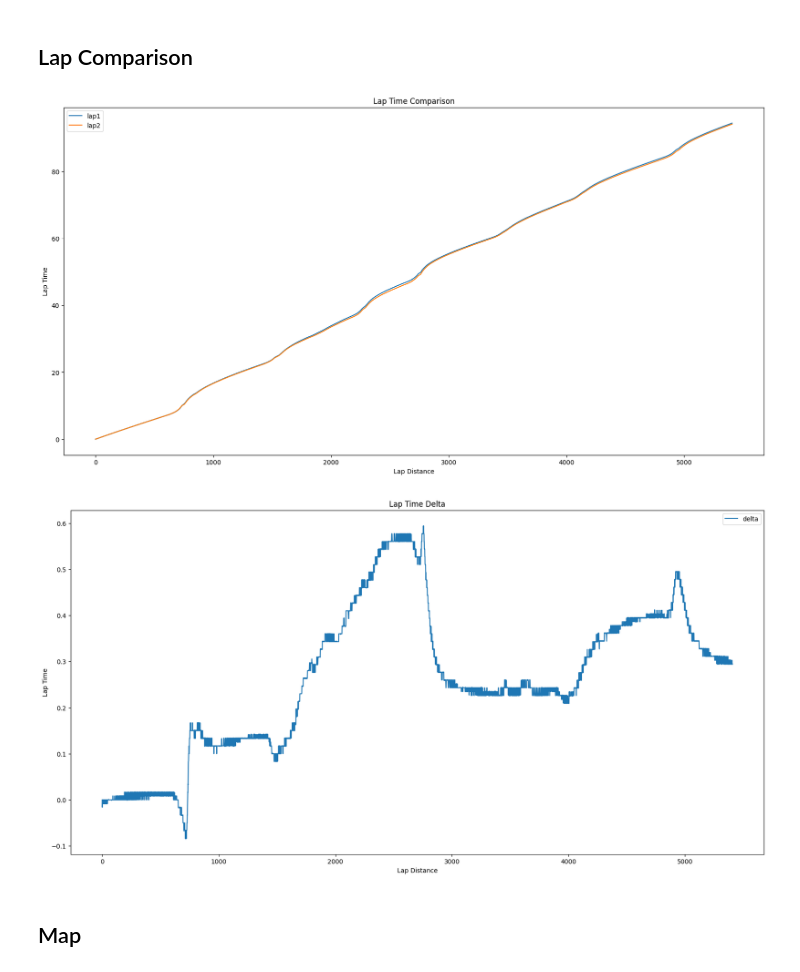
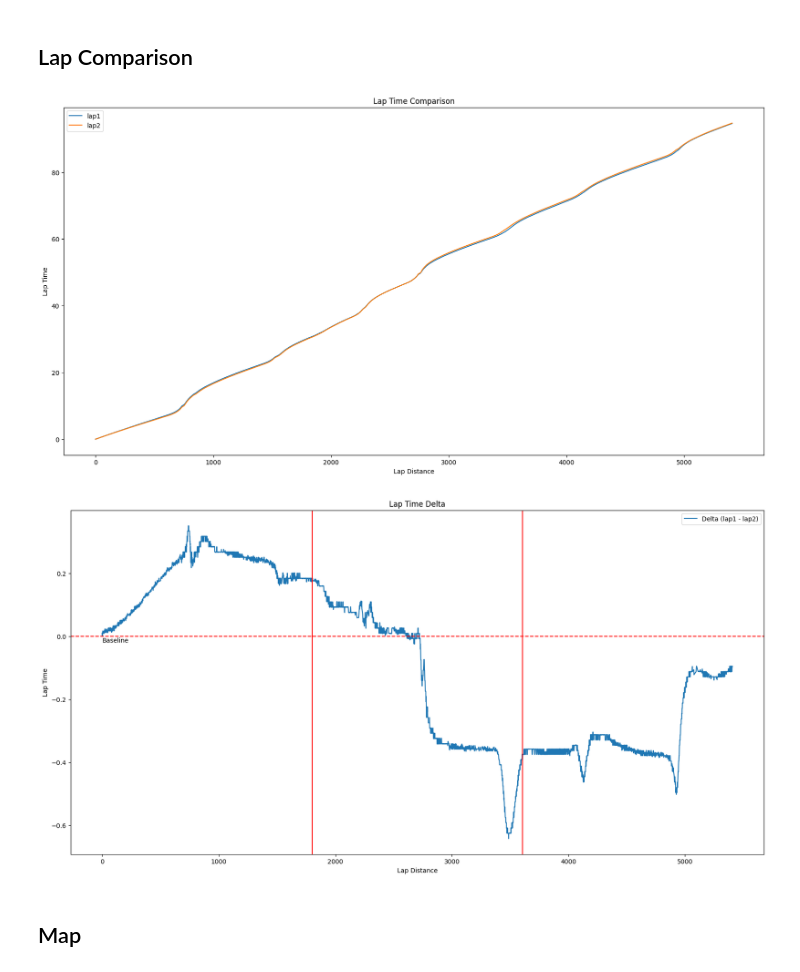
Before and after one commit to khalid-talakshi/f1-notebooks, a Jupyter notebook: practice-notebook.ipynb, the cells around one changed output. Drawn from its saved outputs; the diff is of its cells as text; code cells hidden in the pictures.

```diff
--- a/practice-notebook.ipynb
+++ b/practice-notebook.ipynb
@@ -10,11 +10,13 @@
 import pandas as pd
 import matplotlib.pyplot as plt
 
-df = pd.read_csv('data/bahrain_myteam_fp1_1.csv', sep='\t')
+df = pd.read_csv('data/bahrain_myteam_fp2.csv', sep='\t')
 
 # get max binIndex
 maxBinIndex = df['binIndex'].max()
 validLaps = df[df['binIndex'] == maxBinIndex][df['lap_time_invalid'] > -1].reset_index(drop=True)
+sector1Bin = maxBinIndex / 3
+sector2Bin = sector1Bin * 2
 
 # camber map
 frontCamberMap = {
@@ -96,8 +98,6 @@ setupHeaders = [
 setupColumnRename = {
     'wing_setup_0': 'Front Wing Setup',
     'wing_setup_1': 'Rear Wing Setup',
-    'diff_onThrottle_setup': 'On Throttle Differential',
-    'diff_offThrottle_setup': 'Off Throttle Differential',
     'susp_spring_setup_0': 'Front Suspension',
     'susp_spring_setup_2': 'Rear Suspension',
     'arb_setup_0': 'Front Anti-Roll Bar',
@@ -193,26 +238,31 @@ Tyre Compound: Hard C3
 # %% [markdown]
 ## Lap Comparison
 # %%
-lap1 = 12
-lap2 = 13
+lap1 = 7
+lap2 = 8
 
 lap1_times = df[df['lapNum'] == lap1]['lap_time'].reset_index(drop=True)
 lap2_times = df[df['lapNum'] == lap2]['lap_time'].reset_index(drop=True)
 
 compare_df = pd.DataFrame({
     'lap1': lap1_times,
     'lap2': lap2_times
 })
 
 compare_df.plot(title="Lap Time Comparison", figsize=(20,10), xlabel="Lap Distance", ylabel="Lap Time")
 
 compare_df['delta'] = compare_df['lap1'] - compare_df['lap2']
-compare_df.plot(title="Lap Time Delta", figsize=(20,10), xlabel="Lap Distance", ylabel="Lap Time", y="delta")
+plot = compare_df.plot(title="Lap Time Delta", figsize=(20,10), xlabel="Lap Distance", ylabel="Lap Time", y="delta")
+plot.axhline(y=0, color='r', linestyle='--')
+plot.annotate('Baseline', xy=(0, 0), xytext=(0, -0.02))
+plot.axvline(x=sector1Bin, color='r', linestyle='-', label='Sector 1')
+plot.axvline(x=sector2Bin, color='r', linestyle='-')
+plot.legend(['Delta (lap1 - lap2)'])
 
 plt.show()
 # %% [output]
-[figure, old version]
+[figure, new version]
-[figure, old version]
+[figure, new version]
 # %% [markdown]
 ## Map
 # %%
```
Also changed, not shown: parts of 13 cells of this notebook, 8 other files.
